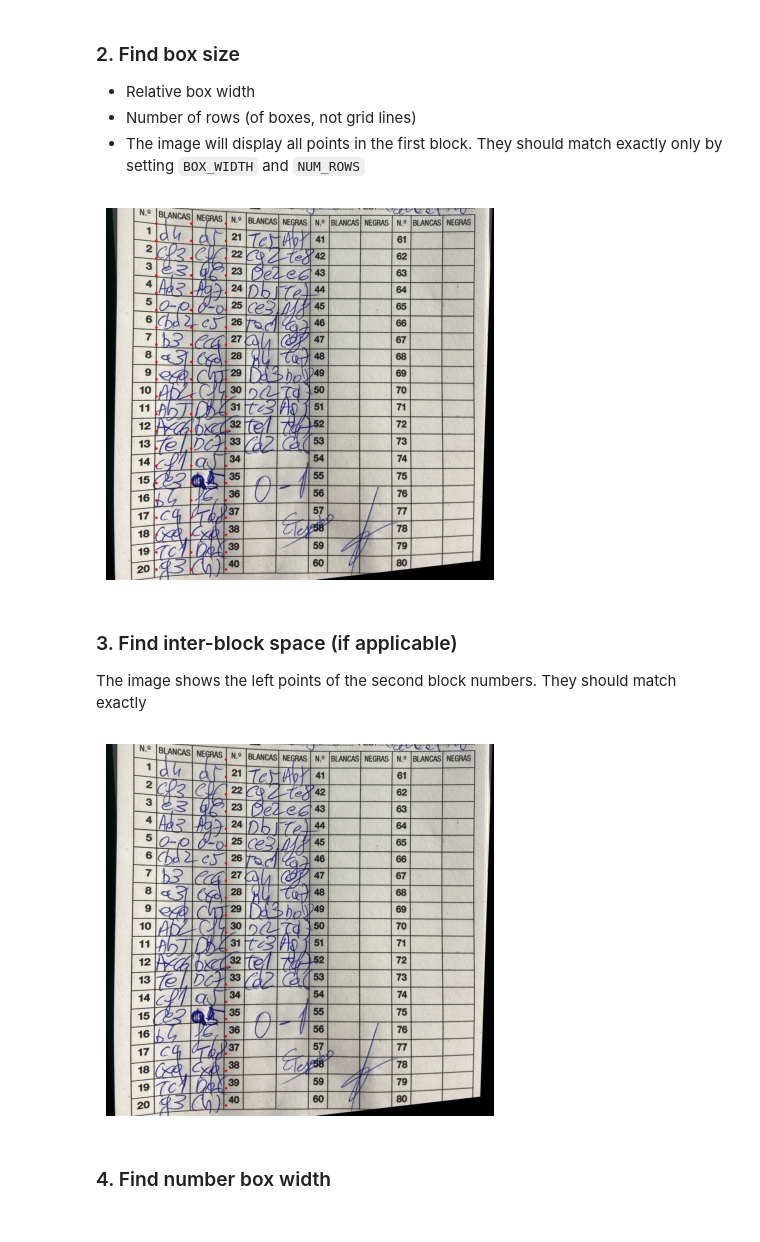
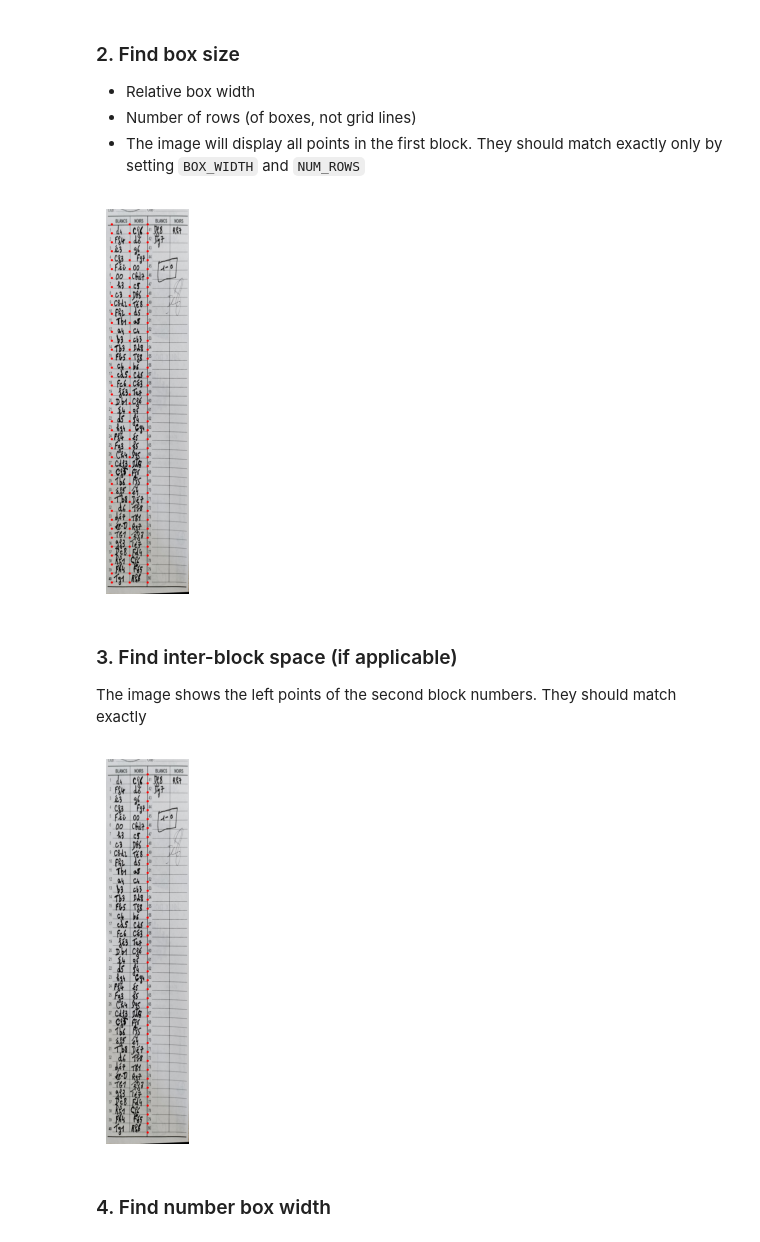
Before and after one commit to moveread/scoresheet-models, a Jupyter notebook: scripts/new-model.ipynb, the cells around one changed output. Cells and saved outputs as stored; diff of their text form; code cells hidden in the pictures.

```diff
--- a/scripts/new-model.ipynb
+++ b/scripts/new-model.ipynb
@@ -18,11 +18,11 @@ PATHS = sorted(glob('imgs/**/*.jpg', recursive=True))
 
 So, exclude the left of the first number column!
 # %%
-img = vc.imread('imgs/benasque2.jpg')
+img = vc.imread('imgs/boutique-echecs.png')
 h, w = img.shape[:2]
 
-T = np.array([0.13, 0.042])
-S = np.array([0.815, 0.93])
+T = np.array([0.07, 0.04])
+S = np.array([0.9, 0.93])
 
 sheet_w = w * S[0]
 sheet_h = h * S[1]
@@ -39,25 +39,25 @@ vc.show(vc.draw.vertices(img, [tl, br], radius=10))
 - Number of rows (of boxes, not grid lines)
 - The image will display all points in the first block. They should match exactly only by setting `BOX_WIDTH` and `NUM_ROWS`
 # %%
-BOX_WIDTH = 0.11
-NUM_ROWS = 20
+BOX_WIDTH = 0.24
+NUM_ROWS = 40
 
 def abs_box(box_w, num_rows):
   abs_box_w = box_w * sheet_w
   abs_box_h = sheet_h / num_rows
   return abs_box_w, abs_box_h
 
 def block_points(top_left, box_w = BOX_WIDTH, num_rows = NUM_ROWS):
   abs_box_w, abs_box_h = abs_box(box_w, num_rows)
   first_col_lefts = [top_left + [0, abs_box_h*i] for i in range(NUM_ROWS+1)]
   first_col_rights = [top_left + [abs_box_w, abs_box_h*i] for i in range(NUM_ROWS+1)]
   second_col_rights = [top_left + [2*abs_box_w, abs_box_h*i] for i in range(NUM_ROWS+1)]
   return first_col_lefts + first_col_rights + second_col_rights
 
 first_block_points = block_points(tl)
 vc.show(vc.draw.vertices(img, first_block_points))
 # %% [output]
-[figure, old version]
+[figure, new version]
 # %% [markdown]
 ### 3. Find inter-block space (if applicable)
 The image shows the left points of the second block numbers. They should match exactly
@@ -73,7 +73,7 @@ second_block_tl = tl + [2*abs_box_w + abs_space_w, 0]
 num_points = [second_block_tl + [0, abs_box_h*i] for i in range(NUM_ROWS+1)]
 vc.show(vc.draw.vertices(img, num_points))
 # %% [output]
-[figure, old version]
+[figure, new version]
 # %% [markdown]
 ### 4. Find number box width
 # %%
```
Also changed, not shown: parts of 11 cells of this notebook, 28 other files.
